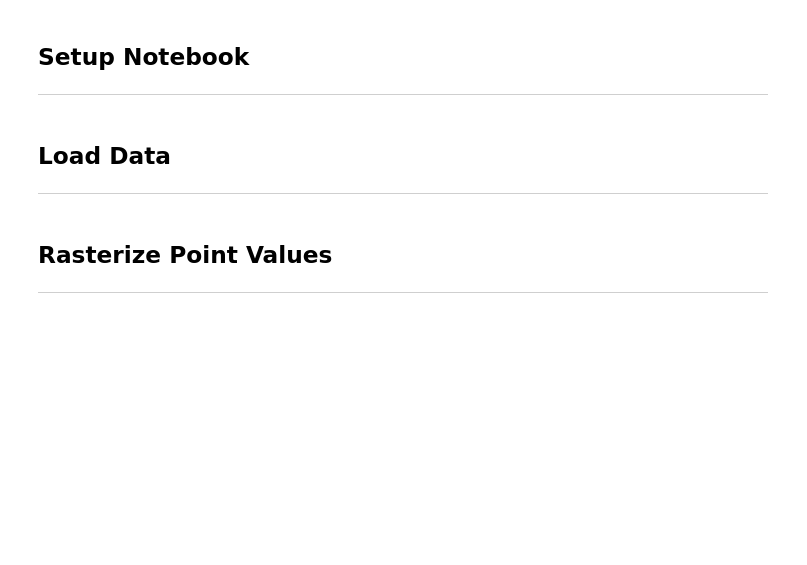
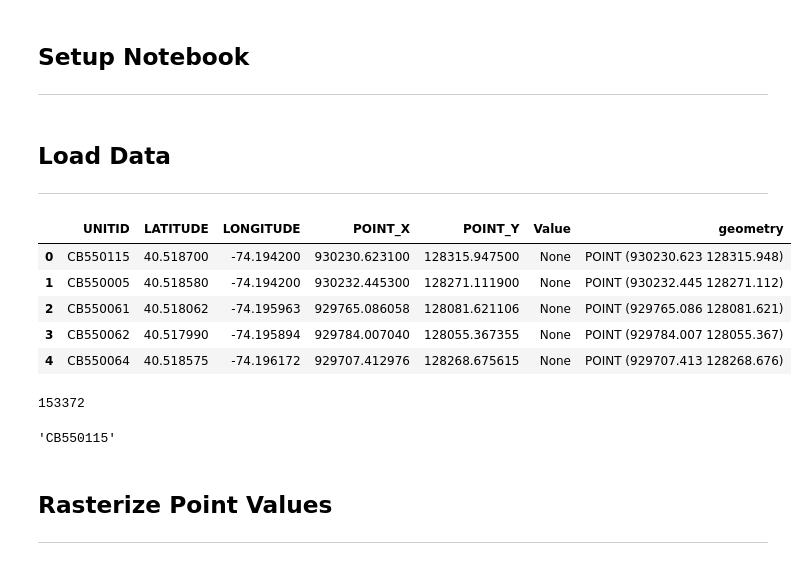
Before and after one commit to courtney-smith-97/flood-risk, a Jupyter notebook: data/data_transformation/03-shape-file-transformations.ipynb, the cells around one changed output. Cells and saved outputs as stored; diff of their text form; code cells hidden in the pictures; blank space fills up the shorter version.

```diff
--- a/data/data_transformation/03-shape-file-transformations.ipynb
+++ b/data/data_transformation/03-shape-file-transformations.ipynb
@@ -26,5 +26,5 @@ from osgeo import ogr
 # %%
 # Load Data
 raster = '/workspace/data-sets/Land_Cover/nyc-lc-2-2.tif'
-shape = '/workspace/data-sets/NYC_DoITT_Planimetric_OpenData.gdb/NYC_DoITT_Planimetric_OpenData.gdb'
+shape = '/workspace/data-sets/DEPCatchbasins/DEPCATCHBASINS.shp'
 # %%
@@ -40,0 +42,11 @@ raster = gdal.Open("/workspace/data-sets/Land_Cover/nyc-lc-2-2.tif")
+# %%
+v_df = gpd.read_file(shape)
+# %%
+v_df.head()
+# %% [output]
+|  | UNITID | LATITUDE | LONGITUDE | POINT_X | POINT_Y | Value | geometry |
+| 0 | CB550115 | 40.518700 | -74.194200 | 930230.623100 | 128315.947500 | None | POINT (930230.623 128315.948) |
+| 1 | CB550005 | 40.518580 | -74.194200 | 930232.445300 | 128271.111900 | None | POINT (930232.445 128271.112) |
+| 2 | CB550061 | 40.518062 | -74.195963 | 929765.086058 | 128081.621106 | None | POINT (929765.086 128081.621) |
+| 3 | CB550062 | 40.517990 | -74.195894 | 929784.007040 | 128055.367355 | None | POINT (929784.007 128055.367) |
+| 4 | CB550064 | 40.518575 | -74.196172 | 929707.412976 | 128268.675615 | None | POINT (929707.413 128268.676) |
@@ -41,3 +57,11 @@ raster = gdal.Open("/workspace/data-sets/Land_Cover/nyc-lc-2-2.tif")
+# %%
+layer.GetFeatureCount()
+# %% [output]
+153372
+# %%
+feature.GetField('UNITID')
+# %% [output]
+'CB550115'
 # %% [markdown]
 ## Rasterize Point Values
 ---
```
Also changed, not shown: parts of 13 cells of this notebook.
